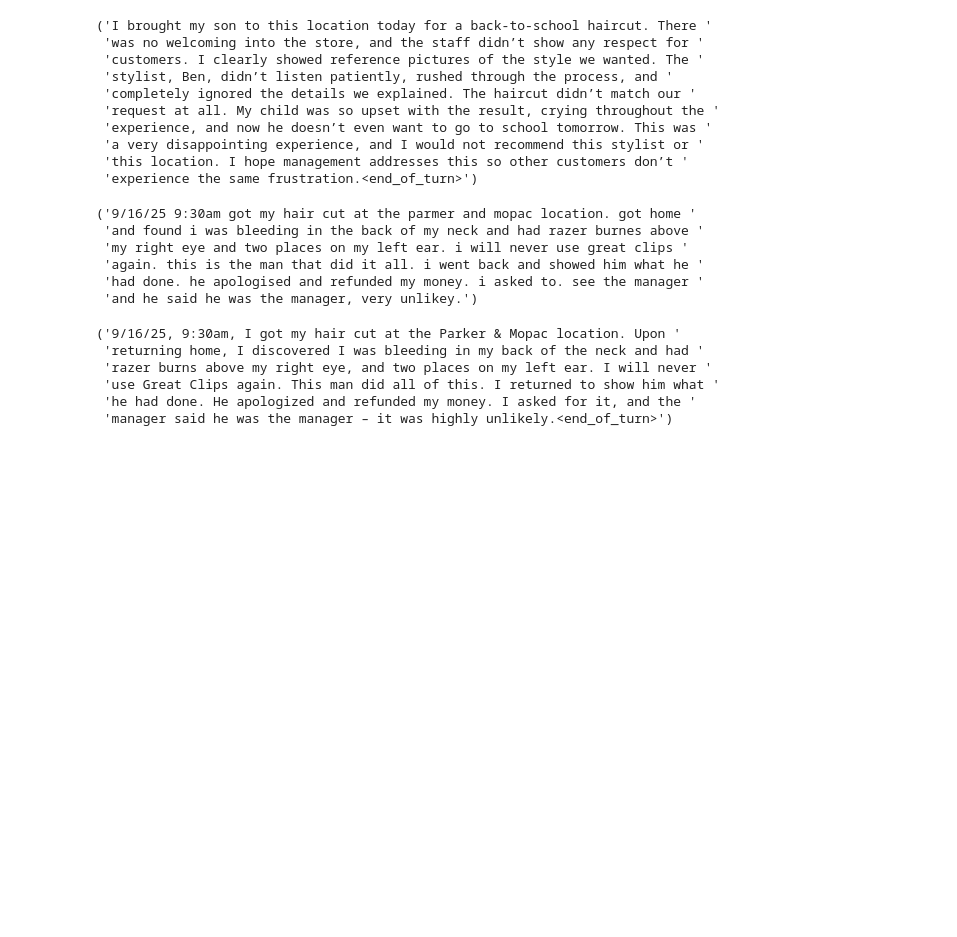
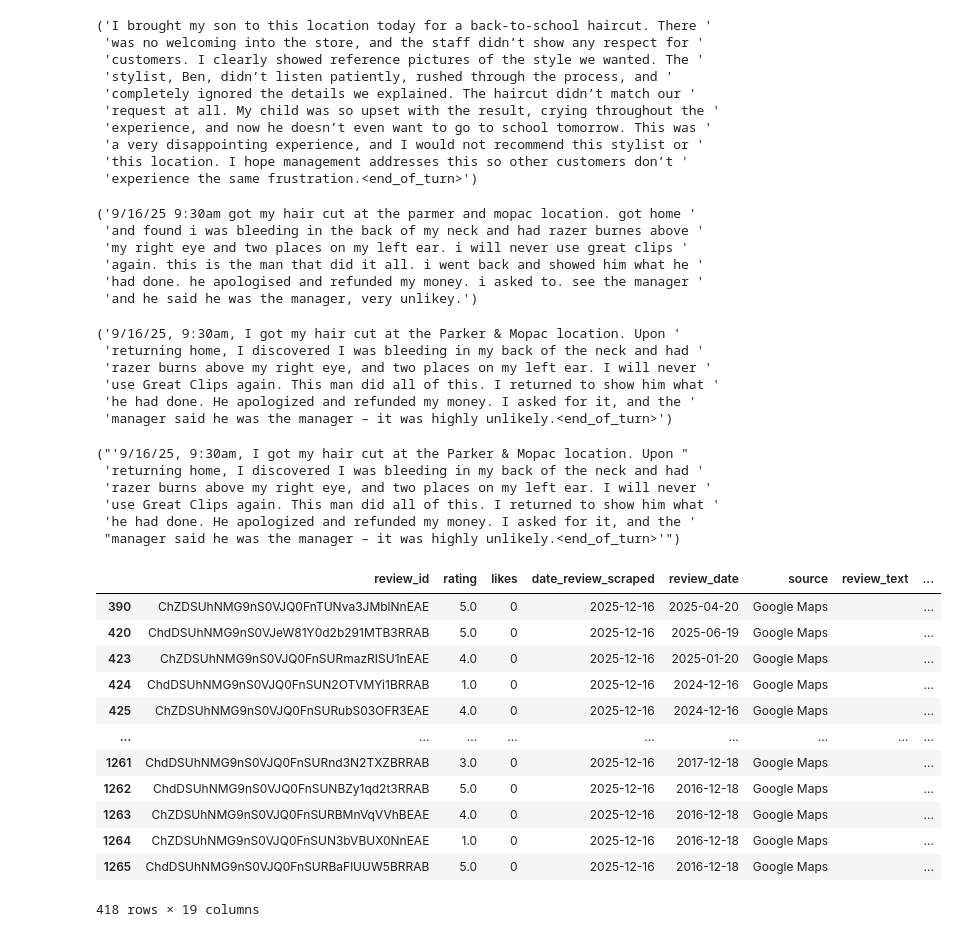
Before and after one commit to Austinedo/GC_sentiment_analysis, a Jupyter notebook: notebooks/sentiment_analysis.ipynb, the cells around one changed output. Saved outputs shown, nothing was run; the diff lists cells and outputs as text; code cells hidden in the pictures; blank space fills up the shorter version.

```diff
--- a/notebooks/sentiment_analysis.ipynb
+++ b/notebooks/sentiment_analysis.ipynb
@@ -366,13 +335,14 @@ RuntimeError: The expanded size of the tensor (597) must match the existing size
 
 def sentiment_scores_roberta_chunked(text, model, tokenizer, chunk_size=512):
     '''
-    Process long texts by chunking and using a weighted-average by chunk-percentage for sentiment score
+    Process long texts by chunking and using a weighted-average by chunk-percentage
+    with attention mask technique for sentiment score
     '''
 
     encoded_text = tokenizer(text, return_tensors='pt', truncation=False)
     token_ids = encoded_text['input_ids'][0]
 
-    # If text short enough to fit within one chunk, process normally
+    # If text short enough to fit within one chunk process normally, else chunk
     if len(token_ids) <= chunk_size:
         encoded_text = tokenizer(text, return_tensors='pt', truncation=True, max_length=512)
         output = model(**encoded_text)
@@ -386,14 +356,27 @@ def sentiment_scores_roberta_chunked(text, model, tokenizer, chunk_size=512):
             chunk_end = min(i + chunk_size, len(token_ids))
             chunk_ids = token_ids[i:chunk_end].unsqueeze(0)
 
-            output = model(input_ids=chunk_ids)
+            # add attention mask (account for double-counting token overlap)
+            attention_mask = torch.ones_like(chunk_ids)
+
+            output = model(input_ids=chunk_ids, attention_mask=attention_mask)
             chunk_score = softmax(output[0][0].detach().numpy())
             chunk_scores.append(chunk_score)
 
-            # weighting chunk
-            chunk_token_count = chunk_end - i
-            chunk_weight_percentage = chunk_token_count / total_tokens
-            chunk_weights.append(chunk_weight_percentage)
+            # weight by actual unique tokens (not double-counting token overlap)
+            if i == 0:
+                unique_tokens = chunk_end
+            elif chunk_end == total_tokens:
+                unique_tokens = chunk_end - (i + 50) # subtract overlap
+            else:
+                unique_tokens = chunk_size - 50
+
+            chunk_weights.append(unique_tokens / total_tokens)
+
+
+            # chunk_token_count = chunk_end - i
+            # chunk_weight_percentage = chunk_token_count / total_tokens
+            # chunk_weights.append(chunk_weight_percentage)
 
         # Calculate weighted average
         chunk_scores = np.array(chunk_scores)
@@ -458,3 +441,11 @@ reviews.head(10)
 | 7 | Ci9DQUlRQUNvZENodHljRjlvT25GQ01rT... | 1.0 | 0 | 2025-12-16 | 2025-09-17 | Google Maps | possible the worst hair cut i hav... | ... |
 | 8 | Ci9DQUlRQUNvZENodHljRjlvT21OeFJuU... | 1.0 | 0 | 2025-12-16 | 2025-07-19 | Google Maps | the haircut was not good. there a... | ... |
 | 9 | ChZDSUhNMG9nS0VJQ0FnSUNQNEx2RkFnEAE | 1.0 | 0 | 2025-12-16 | 2024-12-16 | Google Maps | i just hair cut at great clip. on... | ... |
+# %%
+def token_count(text, tokenizer):
+    """Count tokens in text"""
+    encoded_text = tokenizer(text, return_tensors='pt', truncation=False)
+    return len(encoded_text['input_ids'][0])
+# %%
+reviews['review_token_count'] = reviews['review_text'].progress_apply(lambda text: token_count(text, roberta_tokenizer))
+reviews.head()
@@ -702,3 +704,35 @@ pprint(gemma3_1B_tokenizer.decode(outputs[0][inputs["input_ids"].shape[-1]:]))
  'use Great Clips again. This man did all of this. I returned to show him what '
  'he had done. He apologized and refunded my money. I asked for it, and the '
  'manager said he was the manager – it was highly unlikely.<end_of_turn>')
+# %%
+output_decoded = gemma3_1B_tokenizer.decode(outputs[0][inputs["input_ids"].shape[-1]:])
+pprint(repr(output_decoded))
+# %% [output]
+("'9/16/25, 9:30am, I got my hair cut at the Parker & Mopac location. Upon "
+ 'returning home, I discovered I was bleeding in my back of the neck and had '
+ 'razer burns above my right eye, and two places on my left ear. I will never '
+ 'use Great Clips again. This man did all of this. I returned to show him what '
+ 'he had done. He apologized and refunded my money. I asked for it, and the '
+ "manager said he was the manager – it was highly unlikely.<end_of_turn>'")
+# %%
+# Using this model to clean my review text data and re-run my sentiment analysis to see if there is any difference due to the revised text
+
+no_text_mask = reviews['review_text'] == 'nan'
+reviews.loc[no_text_mask, 'review_text'] = ''
+
+empty_str_mask = reviews['review_text'] == ''
+reviews[empty_str_mask]
+# %% [output]
+|  | review_id | rating | likes | date_review_scraped | review_date | source | review_text | ... |
+| 390 | ChZDSUhNMG9nS0VJQ0FnTUNva3JMblNnEAE | 5.0 | 0 | 2025-12-16 | 2025-04-20 | Google Maps |  | ... |
+| 420 | ChdDSUhNMG9nS0VJeW81Y0d2b291MTB3RRAB | 5.0 | 0 | 2025-12-16 | 2025-06-19 | Google Maps |  | ... |
+| 423 | ChZDSUhNMG9nS0VJQ0FnSURmazRISU1nEAE | 4.0 | 0 | 2025-12-16 | 2025-01-20 | Google Maps |  | ... |
+| 424 | ChdDSUhNMG9nS0VJQ0FnSUN2OTVMYi1BRRAB | 1.0 | 0 | 2025-12-16 | 2024-12-16 | Google Maps |  | ... |
+| 425 | ChZDSUhNMG9nS0VJQ0FnSURubS03OFR3EAE | 4.0 | 0 | 2025-12-16 | 2024-12-16 | Google Maps |  | ... |
+| ... | ... | ... | ... | ... | ... | ... | ... | ... |
+| 1261 | ChdDSUhNMG9nS0VJQ0FnSURnd3N2TXZBRRAB | 3.0 | 0 | 2025-12-16 | 2017-12-18 | Google Maps |  | ... |
+| 1262 | ChdDSUhNMG9nS0VJQ0FnSUNBZy1qd2t3RRAB | 5.0 | 0 | 2025-12-16 | 2016-12-18 | Google Maps |  | ... |
+| 1263 | ChZDSUhNMG9nS0VJQ0FnSURBMnVqVVhBEAE | 4.0 | 0 | 2025-12-16 | 2016-12-18 | Google Maps |  | ... |
+| 1264 | ChZDSUhNMG9nS0VJQ0FnSUN3bVBUX0NnEAE | 1.0 | 0 | 2025-12-16 | 2016-12-18 | Google Maps |  | ... |
+| 1265 | ChdDSUhNMG9nS0VJQ0FnSURBaFlUUW5BRRAB | 5.0 | 0 | 2025-12-16 | 2016-12-18 | Google Maps |  | ... |
+418 rows × 19 columns
```
Also changed, not shown: parts of 17 cells of this notebook.
